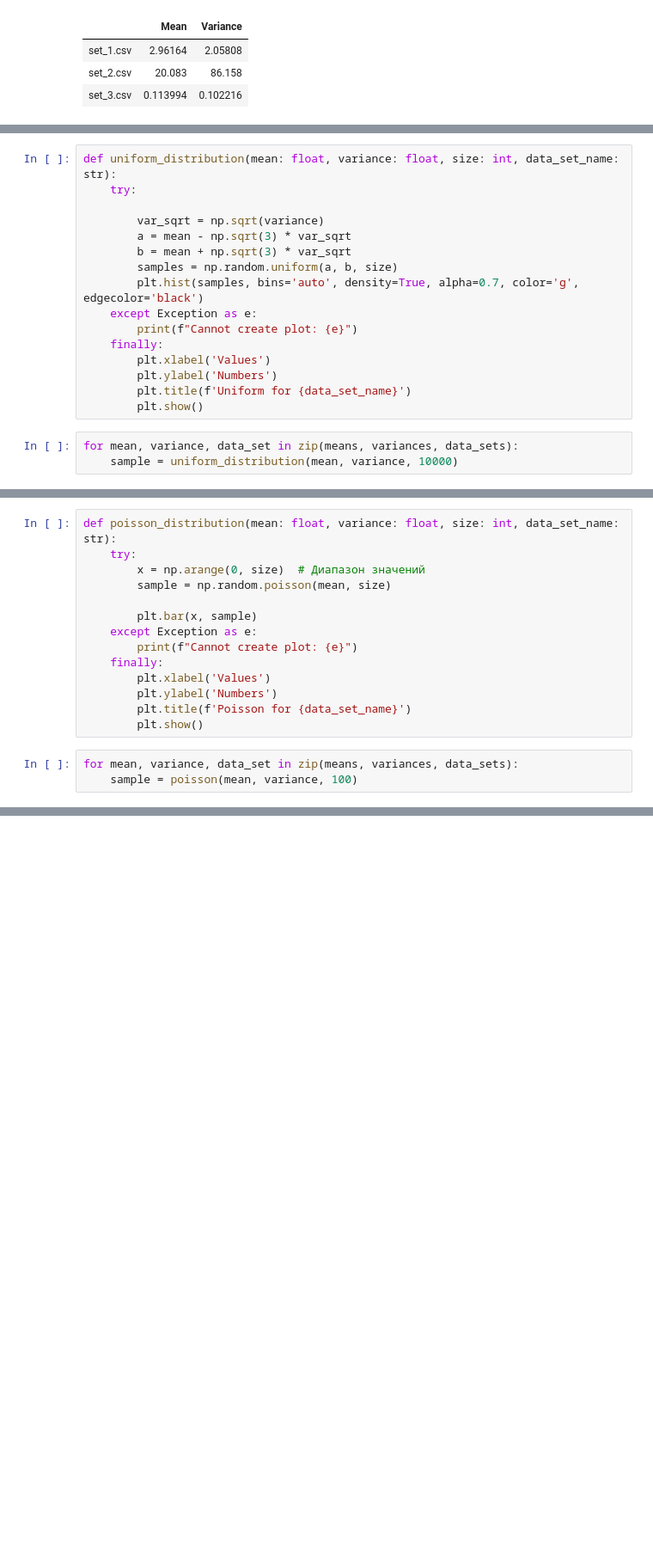
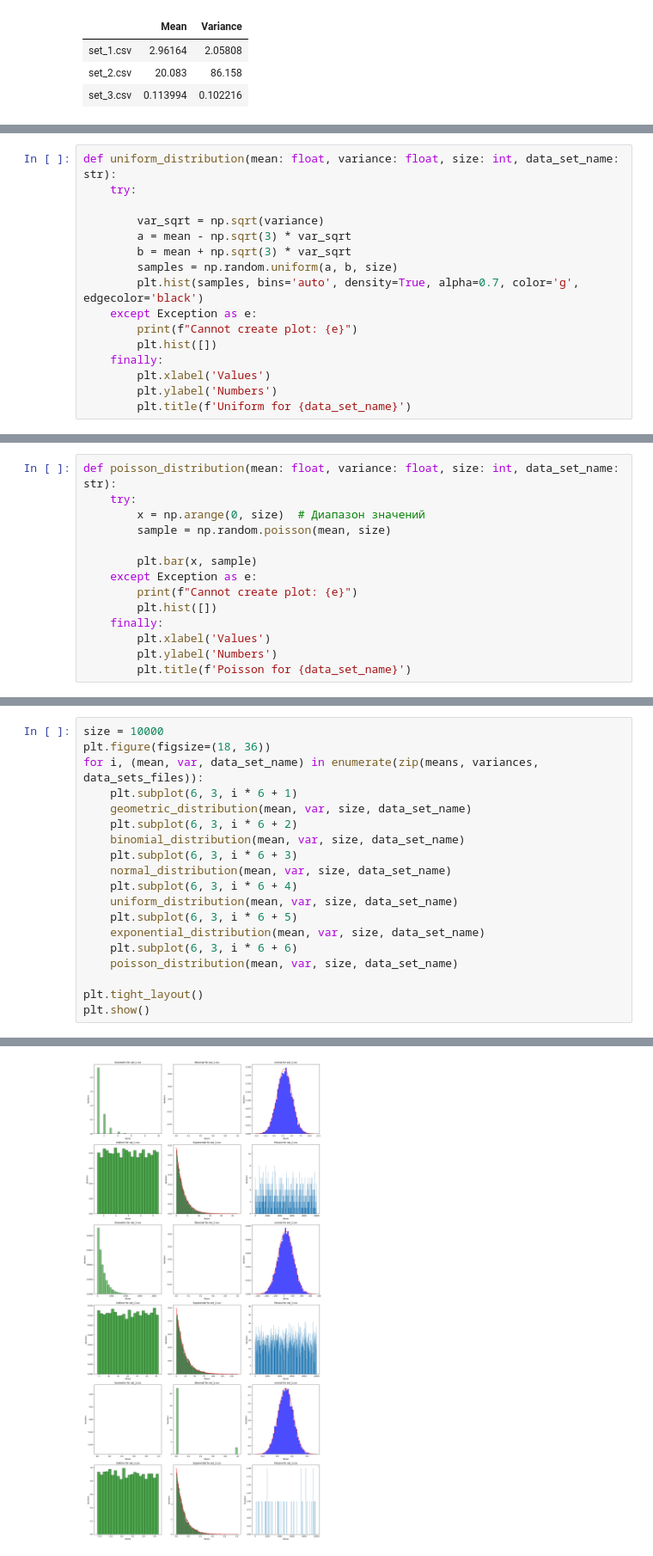
Before and after one commit to ALFecki/matstat, a Jupyter notebook: lab-1/lab1.ipynb, the cells around one changed output, grey strips where cells are left out. Shown at 86% size. Saved outputs shown, nothing was run; the diff lists cells and outputs as text; blank space fills up the shorter version.

```diff
--- a/lab-1/lab1.ipynb
+++ b/lab-1/lab1.ipynb
@@ -200,11 +170,8 @@ def uniform_distribution(mean: float, variance: float, size: int, data_set_name:
         plt.hist(samples, bins='auto', density=True, alpha=0.7, color='g', edgecolor='black')
     except Exception as e:
         print(f"Cannot create plot: {e}")
+        plt.hist([])
     finally:
         plt.xlabel('Values')
         plt.ylabel('Numbers')
         plt.title(f'Uniform for {data_set_name}')
-        plt.show()
-# %%
-for mean, variance, data_set in zip(means, variances, data_sets):
-    sample = uniform_distribution(mean, variance, 10000)
@@ -221,11 +184,8 @@ def poisson_distribution(mean: float, variance: float, size: int, data_set_name:
         plt.bar(x, sample)
     except Exception as e:
         print(f"Cannot create plot: {e}")
+        plt.hist([])
     finally:
         plt.xlabel('Values')
         plt.ylabel('Numbers')
         plt.title(f'Poisson for {data_set_name}')
-        plt.show()
-# %%
-for mean, variance, data_set in zip(means, variances, data_sets):
-    sample = poisson(mean, variance, 100)
@@ -235,0 +192,20 @@ for mean, variance, data_set in zip(means, variances, data_sets):
+# %%
+size = 10000
+plt.figure(figsize=(18, 36))
+for i, (mean, var, data_set_name) in enumerate(zip(means, variances, data_sets_files)):
+    plt.subplot(6, 3, i * 6 + 1)
+    geometric_distribution(mean, var, size, data_set_name)
+    plt.subplot(6, 3, i * 6 + 2)
+    binomial_distribution(mean, var, size, data_set_name)
+    plt.subplot(6, 3, i * 6 + 3)
+    normal_distribution(mean, var, size, data_set_name)
+    plt.subplot(6, 3, i * 6 + 4)
+    uniform_distribution(mean, var, size, data_set_name)
+    plt.subplot(6, 3, i * 6 + 5)
+    exponential_distribution(mean, var, size, data_set_name)
+    plt.subplot(6, 3, i * 6 + 6)
+    poisson_distribution(mean, var, size, data_set_name)
+
+plt.tight_layout()
+plt.show()
+# %% [output]
@@ -235,0 +217 @@ for mean, variance, data_set in zip(means, variances, data_sets):
+[figure, added]
```
Also changed, not shown: parts of 11 cells of this notebook.
